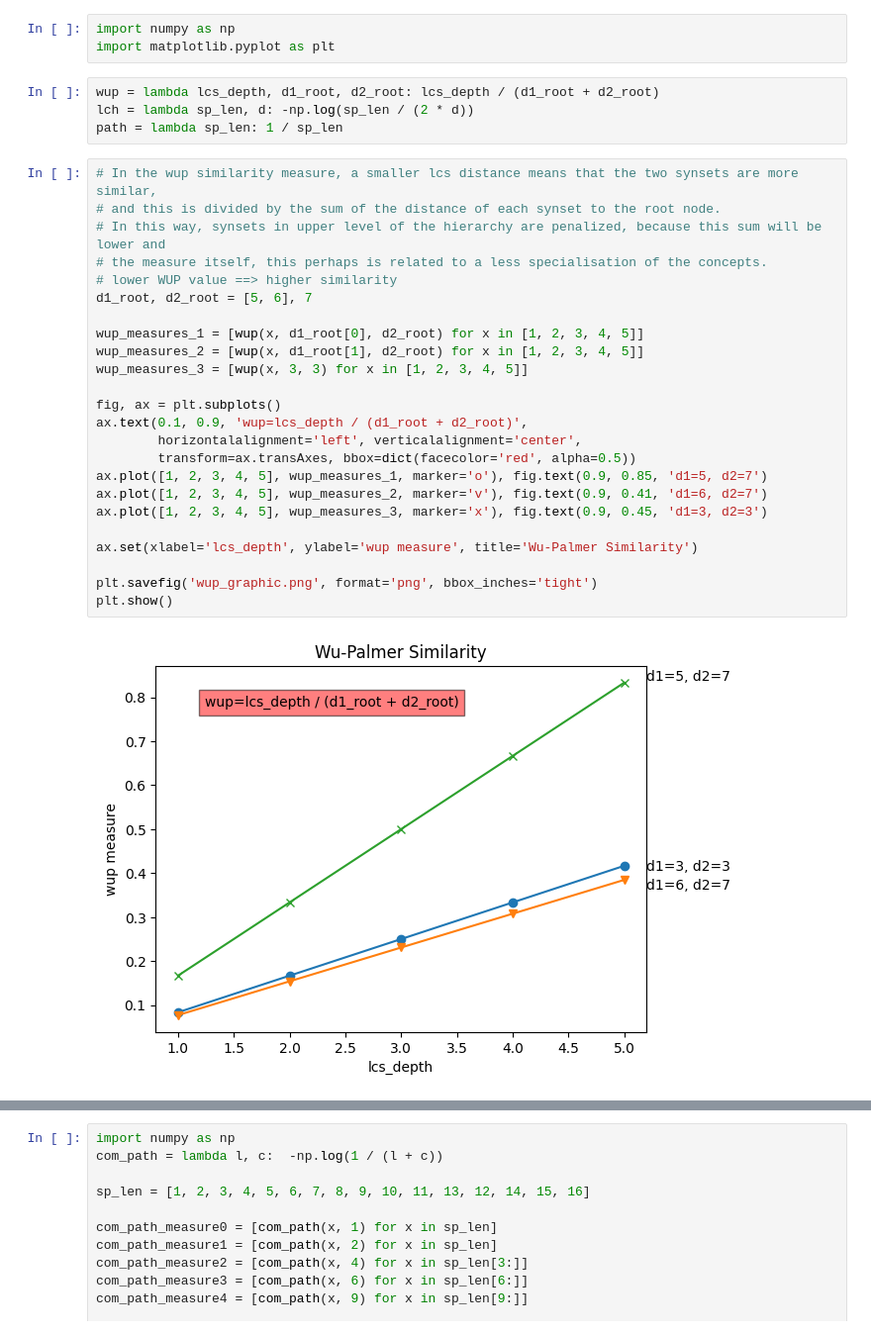
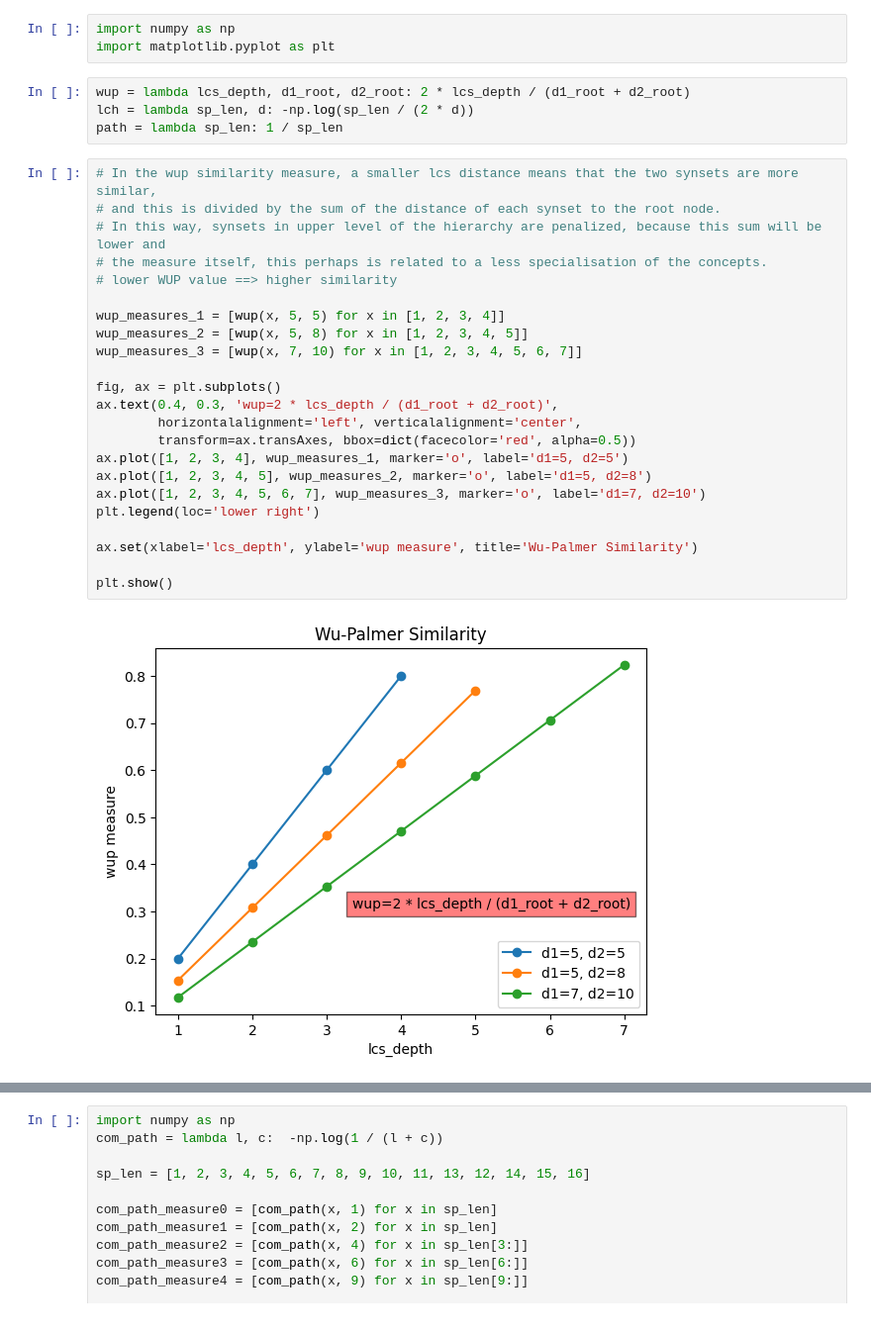
Before and after one commit to nanni00/babeldist, a Jupyter notebook: src/notebook/analysis_measures.ipynb, the cells around one changed output, grey strips where cells are left out. Shown at 99% size. Cells and saved outputs as stored; diff of their text form.

```diff
--- a/src/notebook/analysis_measures.ipynb
+++ b/src/notebook/analysis_measures.ipynb
@@ -2,35 +2,34 @@
 import numpy as np
 import matplotlib.pyplot as plt
 # %%
-wup = lambda lcs_depth, d1_root, d2_root: lcs_depth / (d1_root + d2_root)
+wup = lambda lcs_depth, d1_root, d2_root: 2 * lcs_depth / (d1_root + d2_root)
 lch = lambda sp_len, d: -np.log(sp_len / (2 * d))
 path = lambda sp_len: 1 / sp_len
 # %%
 # In the wup similarity measure, a smaller lcs distance means that the two synsets are more similar,
 # and this is divided by the sum of the distance of each synset to the root node.
 # In this way, synsets in upper level of the hierarchy are penalized, because this sum will be lower and
 # the measure itself, this perhaps is related to a less specialisation of the concepts.
 # lower WUP value ==> higher similarity
-d1_root, d2_root = [5, 6], 7
 
-wup_measures_1 = [wup(x, d1_root[0], d2_root) for x in [1, 2, 3, 4, 5]]
-wup_measures_2 = [wup(x, d1_root[1], d2_root) for x in [1, 2, 3, 4, 5]]
-wup_measures_3 = [wup(x, 3, 3) for x in [1, 2, 3, 4, 5]]
+wup_measures_1 = [wup(x, 5, 5) for x in [1, 2, 3, 4]]
+wup_measures_2 = [wup(x, 5, 8) for x in [1, 2, 3, 4, 5]]
+wup_measures_3 = [wup(x, 7, 10) for x in [1, 2, 3, 4, 5, 6, 7]]
 
 fig, ax = plt.subplots()
-ax.text(0.1, 0.9, 'wup=lcs_depth / (d1_root + d2_root)',
+ax.text(0.4, 0.3, 'wup=2 * lcs_depth / (d1_root + d2_root)',
         horizontalalignment='left', verticalalignment='center',
         transform=ax.transAxes, bbox=dict(facecolor='red', alpha=0.5))
-ax.plot([1, 2, 3, 4, 5], wup_measures_1, marker='o'), fig.text(0.9, 0.85, 'd1=5, d2=7')
-ax.plot([1, 2, 3, 4, 5], wup_measures_2, marker='v'), fig.text(0.9, 0.41, 'd1=6, d2=7')
-ax.plot([1, 2, 3, 4, 5], wup_measures_3, marker='x'), fig.text(0.9, 0.45, 'd1=3, d2=3')
+ax.plot([1, 2, 3, 4], wup_measures_1, marker='o', label='d1=5, d2=5')
+ax.plot([1, 2, 3, 4, 5], wup_measures_2, marker='o', label='d1=5, d2=8')
+ax.plot([1, 2, 3, 4, 5, 6, 7], wup_measures_3, marker='o', label='d1=7, d2=10')
+plt.legend(loc='lower right')
 
 ax.set(xlabel='lcs_depth', ylabel='wup measure', title='Wu-Palmer Similarity')
 
-plt.savefig('wup_graphic.png', format='png', bbox_inches='tight')
 plt.show()
 # %% [output]
-[figure, old version]
+[figure, new version]
 # %%
 # In Leacock-Chodorow similarity, high value means high similarity.
 # With a lower shortest path length and a longer maximum taxonomy length, the result is higher.
```
Also changed, not shown: parts of 3 cells of this notebook, 10 other files.
